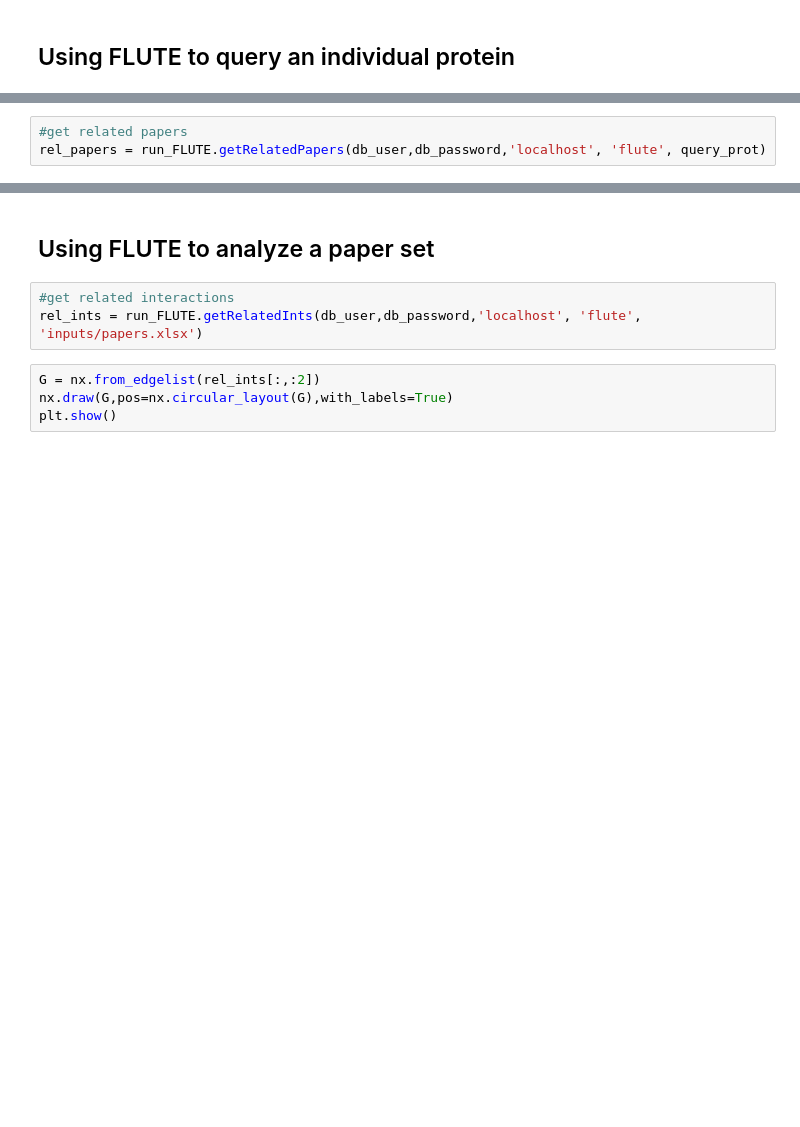
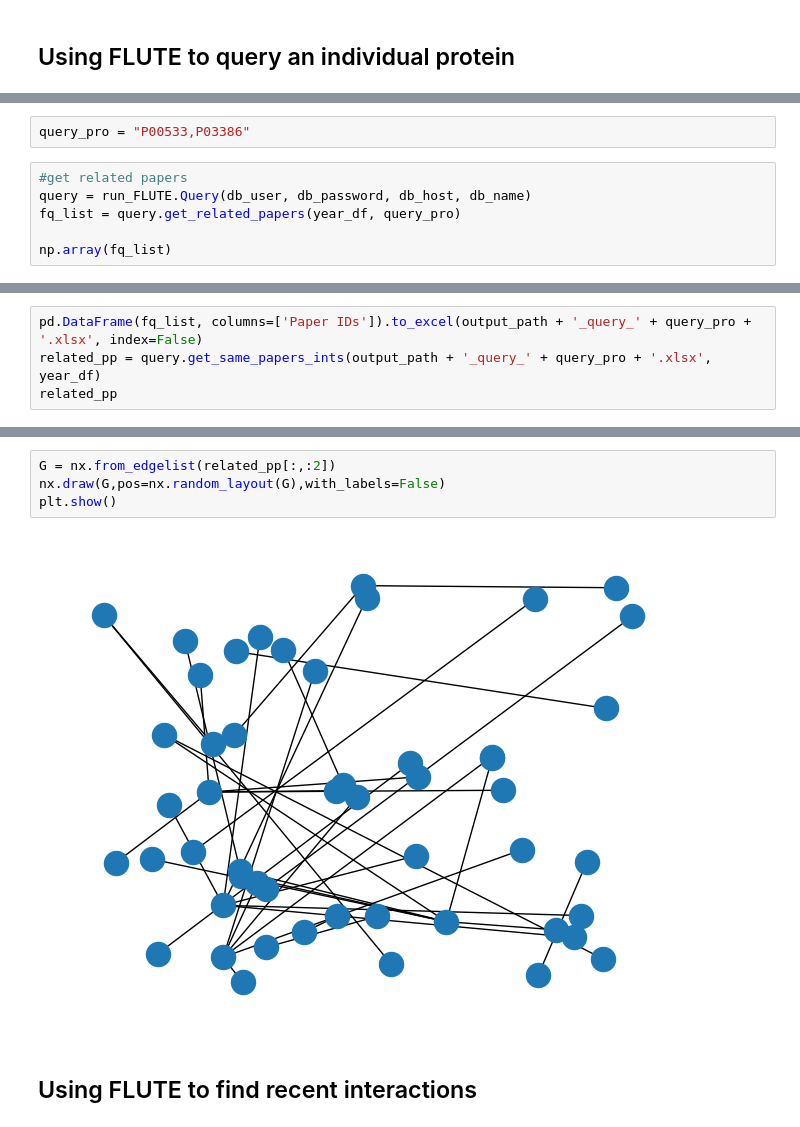
Before and after one commit to pitt-miskov-zivanov-lab/FLUTE, a Jupyter notebook: examples/use_FLUTE.ipynb, the cells around one changed output, grey strips where cells are left out. Cells and saved outputs as stored; diff of their text form; blank space fills up the shorter version.

Commit message:
Update functions to vectorize and use DataFrame, support BioRECIPE and elaborate notebook instructions

```diff
--- a/examples/use_FLUTE.ipynb
+++ b/examples/use_FLUTE.ipynb
@@ -48,3 +253,8 @@ query_prot = "P00533"
+# %%
+query_pro = "P00533,P03386"
 # %%
 #get related papers
-rel_papers = run_FLUTE.getRelatedPapers(db_user,db_password,'localhost', 'flute', query_prot)
+query = run_FLUTE.Query(db_user, db_password, db_host, db_name)
+fq_list = query.get_related_papers(year_df, query_pro)
+
+np.array(fq_list)
@@ -52,0 +276,4 @@ rel_papers
+# %%
+pd.DataFrame(fq_list, columns=['Paper IDs']).to_excel(output_path + '_query_' + query_pro + '.xlsx', index=False)
+related_pp = query.get_same_papers_ints(output_path + '_query_' + query_pro + '.xlsx', year_df)
+related_pp
@@ -53,9 +298,8 @@ rel_papers
+# %%
+G = nx.from_edgelist(related_pp[:,:2])
+nx.draw(G,pos=nx.random_layout(G),with_labels=False)
+plt.show()
+# %% [output]
+[figure, added]
 # %% [markdown]
-## Using FLUTE to analyze a paper set
+## Using FLUTE to find recent interactions
-# %%
-#get related interactions
-rel_ints = run_FLUTE.getRelatedInts(db_user,db_password,'localhost', 'flute', 'inputs/papers.xlsx')
-# %%
-G = nx.from_edgelist(rel_ints[:,:2])
-nx.draw(G,pos=nx.circular_layout(G),with_labels=True)
-plt.show()
```
Also changed, not shown: parts of 33 cells of this notebook, 19 other files.
